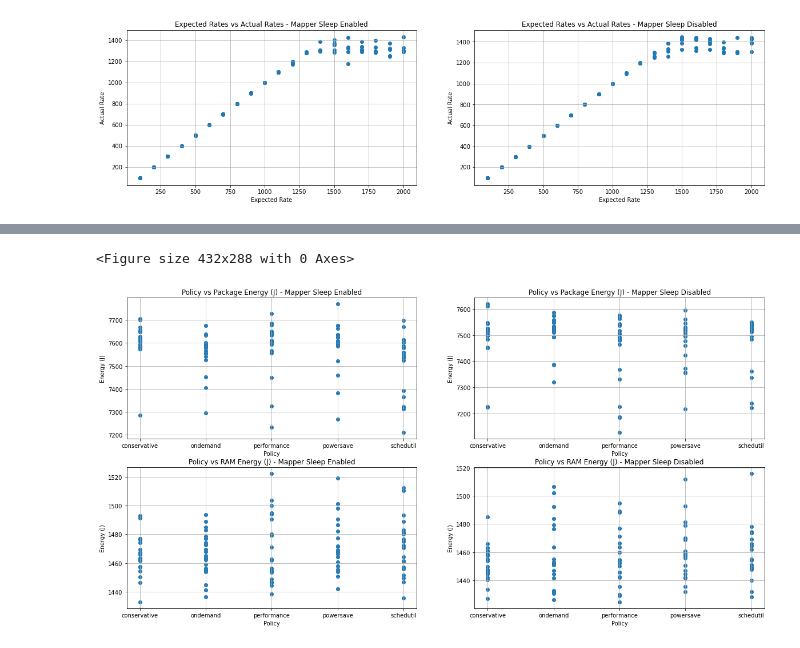
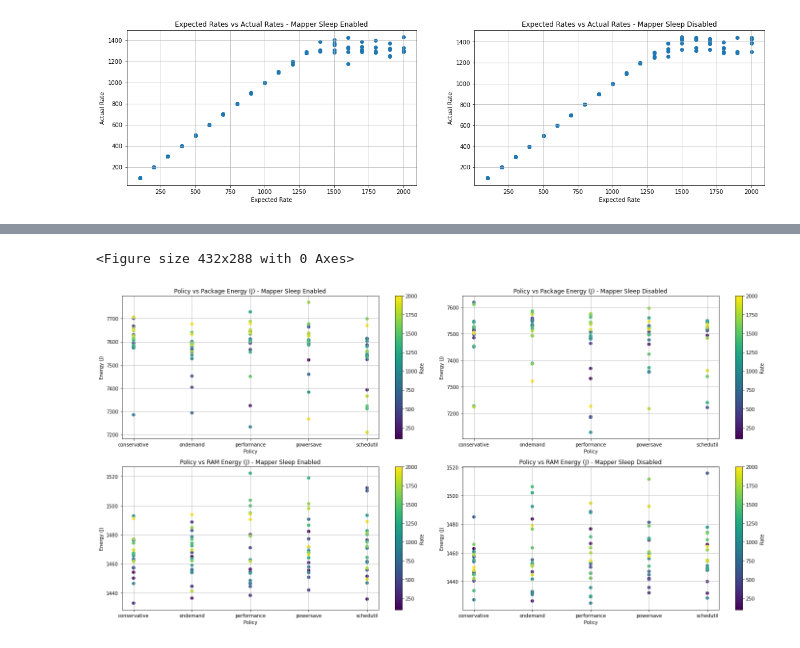
Before and after one commit to EEStrmCmptng/experiment-scripts, a Jupyter notebook: jg/cstate-experiments/cstate-flink/cstate_flink.ipynb, the cells around one changed output, grey strips where cells are left out. Saved outputs shown, nothing was run; the diff lists cells and outputs as text; code cells hidden in the pictures.

```diff
--- a/jg/cstate-experiments/cstate-flink/cstate_flink.ipynb
+++ b/jg/cstate-experiments/cstate-flink/cstate_flink.ipynb
@@ -100,33 +96,38 @@ plt.show()
-# %%
-plt.figure()
-
-fig, plots = plt.subplots(2, 2, figsize=(20, 10))
-
-plots[0][0].scatter(dfEnabled['POLICY'], dfEnabled['PKG_ENERGY'])
-plots[0][0].set_xlabel("Policy")
-plots[0][0].set_ylabel("Energy (J)")
-plots[0][0].set_title("Policy vs Package Energy (J) - Mapper Sleep Enabled")
-plots[0][0].grid(True)
-
-plots[0][1].scatter(dfDisabled['POLICY'], dfDisabled['PKG_ENERGY'])
-plots[0][1].set_xlabel("Policy")
-plots[0][1].set_ylabel("Energy (J)")
-plots[0][1].set_title("Policy vs Package Energy (J) - Mapper Sleep Disabled")
-plots[0][1].grid(True)
-
-plots[1][0].scatter(dfEnabled['POLICY'], dfEnabled['RAM_ENERGY'])
-plots[1][0].set_xlabel("Policy")
-plots[1][0].set_ylabel("Energy (J)")
-plots[1][0].set_title("Policy vs RAM Energy (J) - Mapper Sleep Enabled")
-plots[1][0].grid(True)
-
-plots[1][1].scatter(dfDisabled['POLICY'], dfDisabled['RAM_ENERGY'])
-plots[1][1].set_xlabel("Policy")
-plots[1][1].set_ylabel("Energy (J)")
-plots[1][1].set_title("Policy vs RAM Energy (J) - Mapper Sleep Disabled")
-plots[1][1].grid(True)
-
-plt.show()
-# %% [output]
-<Figure size 432x288 with 0 Axes>
-[figure, removed]
+# %%
+cmap = 'viridis'
+plt.figure()
+fig, plots = plt.subplots(2, 2, figsize=(20, 10))
+
+scatter1 = plots[0][0].scatter(dfEnabled['POLICY'], dfEnabled['PKG_ENERGY'], c=dfEnabled['RATE'], cmap=cmap)
+plots[0][0].set_xlabel("Policy")
+plots[0][0].set_ylabel("Energy (J)")
+plots[0][0].set_title("Policy vs Package Energy (J) - Mapper Sleep Enabled")
+plots[0][0].grid(True)
+plt.colorbar(scatter1, ax=plots[0][0], label='Rate')
+
+scatter2 = plots[0][1].scatter(dfDisabled['POLICY'], dfDisabled['PKG_ENERGY'], c=dfDisabled['RATE'], cmap=cmap)
+plots[0][1].set_xlabel("Policy")
+plots[0][1].set_ylabel("Energy (J)")
+plots[0][1].set_title("Policy vs Package Energy (J) - Mapper Sleep Disabled")
+plots[0][1].grid(True)
+plt.colorbar(scatter2, ax=plots[0][1], label='Rate')
+
+scatter3 = plots[1][0].scatter(dfEnabled['POLICY'], dfEnabled['RAM_ENERGY'], c=dfEnabled['RATE'], cmap=cmap)
+plots[1][0].set_xlabel("Policy")
+plots[1][0].set_ylabel("Energy (J)")
+plots[1][0].set_title("Policy vs RAM Energy (J) - Mapper Sleep Enabled")
+plots[1][0].grid(True)
+plt.colorbar(scatter3, ax=plots[1][0], label='Rate')
+
+scatter4 = plots[1][1].scatter(dfDisabled['POLICY'], dfDisabled['RAM_ENERGY'], c=dfDisabled['RATE'], cmap=cmap)
+plots[1][1].set_xlabel("Policy")
+plots[1][1].set_ylabel("Energy (J)")
+plots[1][1].set_title("Policy vs RAM Energy (J) - Mapper Sleep Disabled")
+plots[1][1].grid(True)
+plt.colorbar(scatter4, ax=plots[1][1], label='Rate')
+
+plt.tight_layout()
+plt.show()
+# %% [output]
+<Figure size 432x288 with 0 Axes>
+[figure, added]
```
Also changed, not shown: parts of 2 cells of this notebook.
